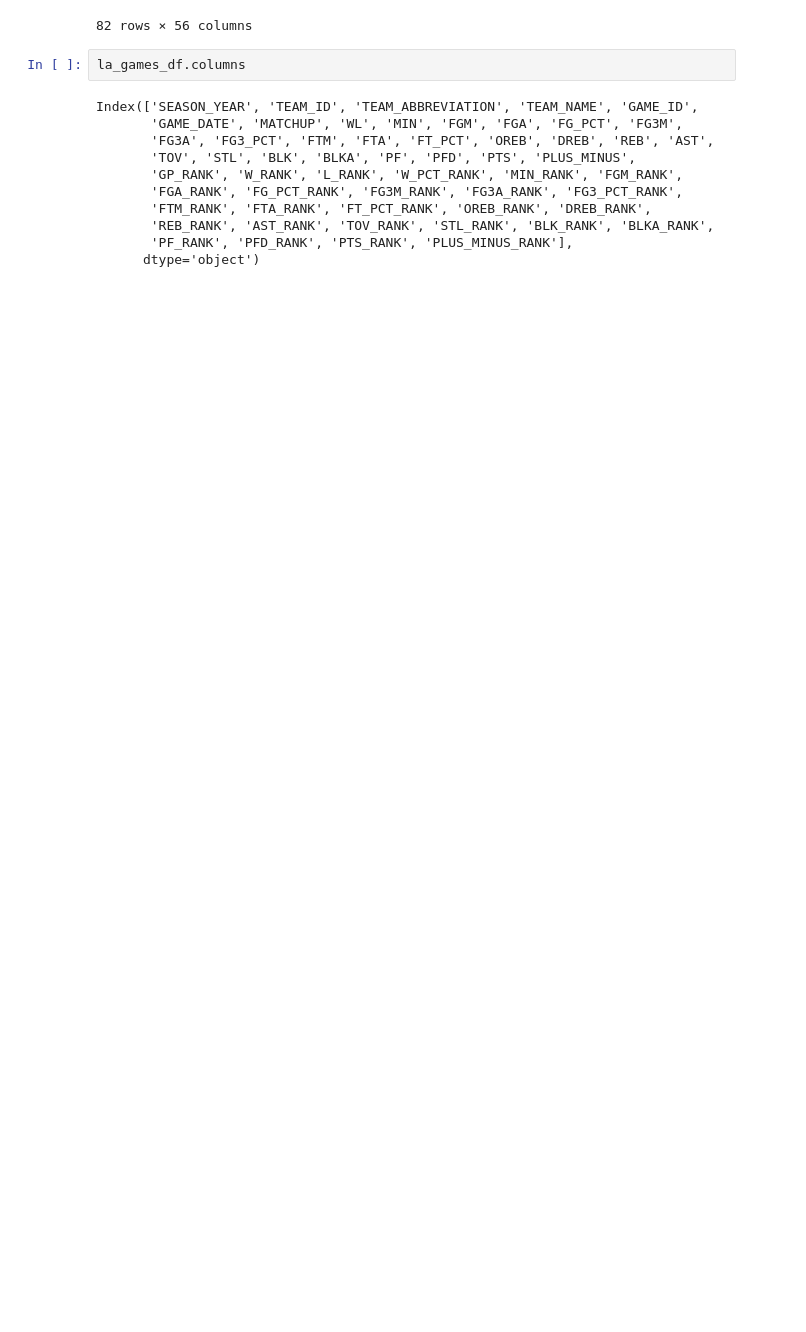
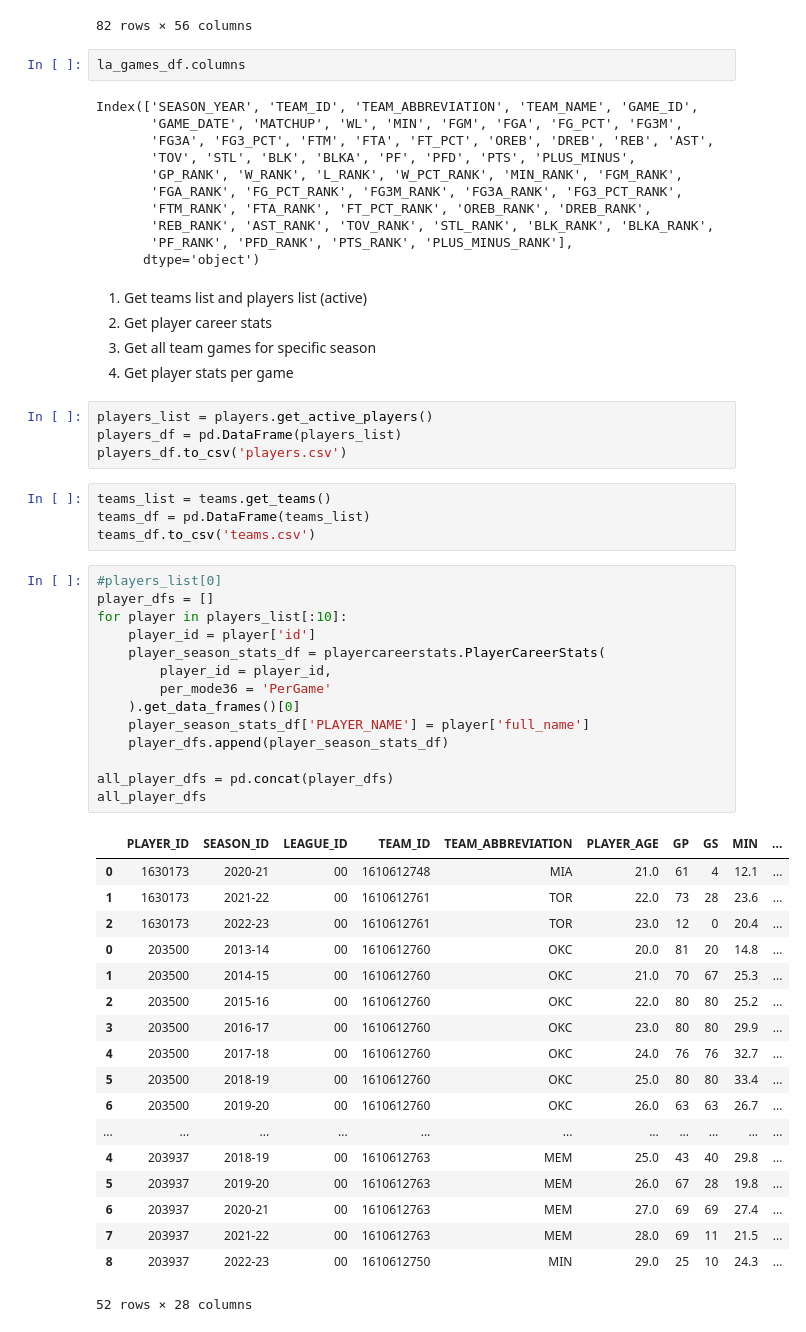
Before and after one commit to erictria/nba-himdex, a Jupyter notebook: api_test.ipynb, the cells around one changed output. Saved outputs shown, nothing was run; the diff lists cells and outputs as text; blank space fills up the shorter version.

Commit message:
Add initial data wrangling test code

```diff
--- a/api_test.ipynb
+++ b/api_test.ipynb
@@ -99,3 +103,49 @@ Index(['SEASON_YEAR', 'TEAM_ID', 'TEAM_ABBREVIATION', 'TEAM_NAME', 'GAME_ID',
        'REB_RANK', 'AST_RANK', 'TOV_RANK', 'STL_RANK', 'BLK_RANK', 'BLKA_RANK',
        'PF_RANK', 'PFD_RANK', 'PTS_RANK', 'PLUS_MINUS_RANK'],
       dtype='object')
+# %% [markdown]
+1. Get teams list and players list (active)
+2. Get player career stats
+3. Get all team games for specific season
+4. Get player stats per game
+# %%
+players_list = players.get_active_players()
+players_df = pd.DataFrame(players_list)
+players_df.to_csv('players.csv')
+# %%
+teams_list = teams.get_teams()
+teams_df = pd.DataFrame(teams_list)
+teams_df.to_csv('teams.csv')
+# %%
+#players_list[0]
+player_dfs = []
+for player in players_list[:10]:
+    player_id = player['id']
+    player_season_stats_df = playercareerstats.PlayerCareerStats(
+        player_id = player_id,
+        per_mode36 = 'PerGame'
+    ).get_data_frames()[0]
+    player_season_stats_df['PLAYER_NAME'] = player['full_name']
+    player_dfs.append(player_season_stats_df)
+
+all_player_dfs = pd.concat(player_dfs)
+all_player_dfs
+# %% [output]
+|  | PLAYER_ID | SEASON_ID | LEAGUE_ID | TEAM_ID | TEAM_ABBREVIATION | PLAYER_AGE | GP | GS | MIN | ... |
+| 0 | 1630173 | 2020-21 | 00 | 1610612748 | MIA | 21.0 | 61 | 4 | 12.1 | ... |
+| 1 | 1630173 | 2021-22 | 00 | 1610612761 | TOR | 22.0 | 73 | 28 | 23.6 | ... |
+| 2 | 1630173 | 2022-23 | 00 | 1610612761 | TOR | 23.0 | 12 | 0 | 20.4 | ... |
+| 0 | 203500 | 2013-14 | 00 | 1610612760 | OKC | 20.0 | 81 | 20 | 14.8 | ... |
+| 1 | 203500 | 2014-15 | 00 | 1610612760 | OKC | 21.0 | 70 | 67 | 25.3 | ... |
+| 2 | 203500 | 2015-16 | 00 | 1610612760 | OKC | 22.0 | 80 | 80 | 25.2 | ... |
+| 3 | 203500 | 2016-17 | 00 | 1610612760 | OKC | 23.0 | 80 | 80 | 29.9 | ... |
+| 4 | 203500 | 2017-18 | 00 | 1610612760 | OKC | 24.0 | 76 | 76 | 32.7 | ... |
+| 5 | 203500 | 2018-19 | 00 | 1610612760 | OKC | 25.0 | 80 | 80 | 33.4 | ... |
+| 6 | 203500 | 2019-20 | 00 | 1610612760 | OKC | 26.0 | 63 | 63 | 26.7 | ... |
+| ... | ... | ... | ... | ... | ... | ... | ... | ... | ... | ... |
+| 4 | 203937 | 2018-19 | 00 | 1610612763 | MEM | 25.0 | 43 | 40 | 29.8 | ... |
+| 5 | 203937 | 2019-20 | 00 | 1610612763 | MEM | 26.0 | 67 | 28 | 19.8 | ... |
+| 6 | 203937 | 2020-21 | 00 | 1610612763 | MEM | 27.0 | 69 | 69 | 27.4 | ... |
+| 7 | 203937 | 2021-22 | 00 | 1610612763 | MEM | 28.0 | 69 | 11 | 21.5 | ... |
+| 8 | 203937 | 2022-23 | 00 | 1610612750 | MIN | 29.0 | 25 | 10 | 24.3 | ... |
+52 rows × 28 columns
```
Also changed, not shown: parts of 2 cells of this notebook.
